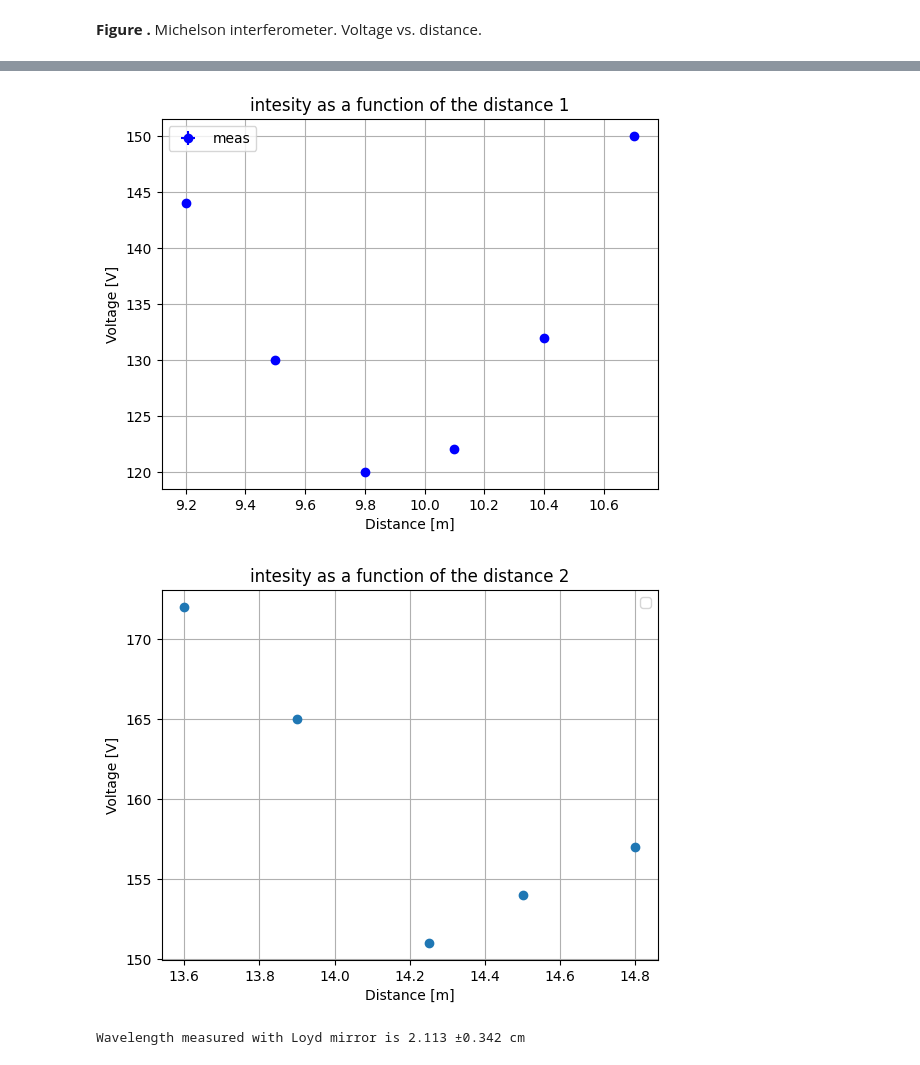
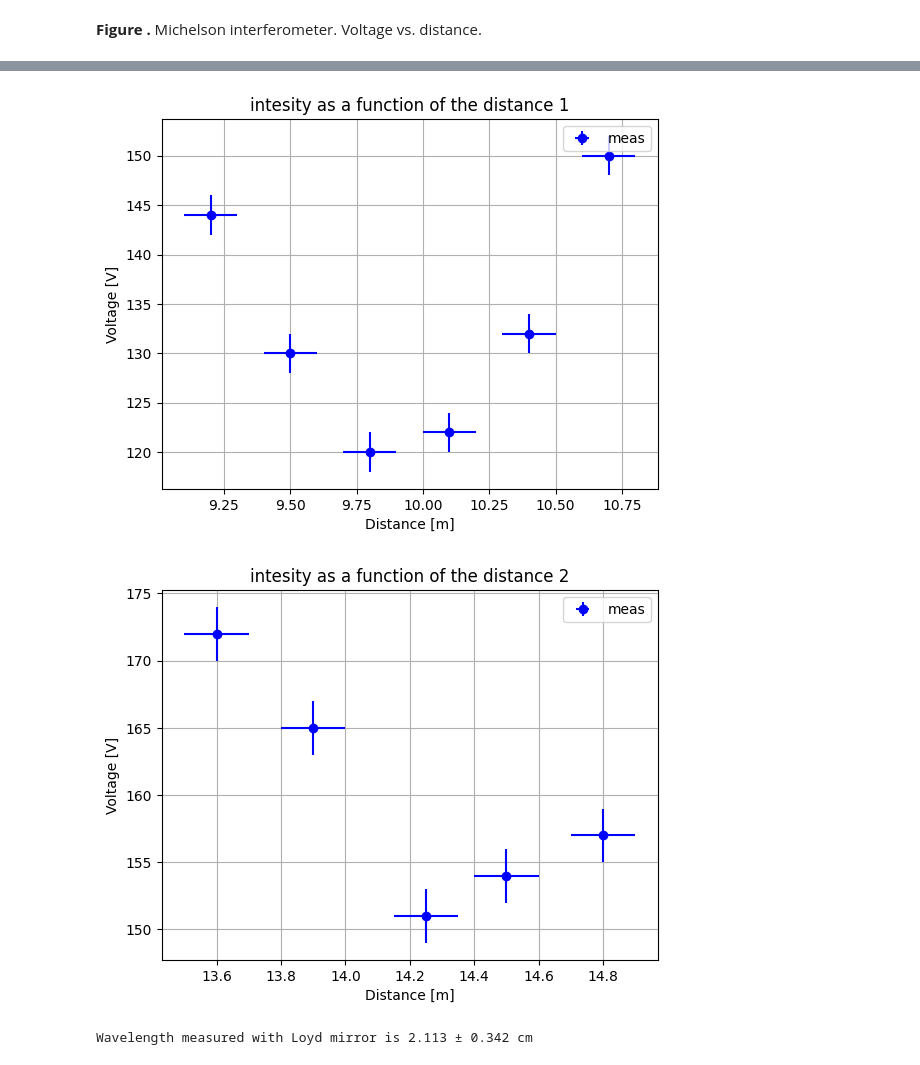
Before and after one commit to katzuv/studies, a Jupyter notebook: 2026W/Lab/06 Micro/Micro_b.ipynb, the cells around one changed output, grey strips where cells are left out. Drawn from its saved outputs; the diff is of its cells as text; code cells hidden in the pictures.

```diff
--- a/2026W/Lab/06 Micro/Micro_b.ipynb
+++ b/2026W/Lab/06 Micro/Micro_b.ipynb
@@ -339,36 +557,37 @@ h0 = 1.5
 h1 = (9.8-h0)*1e-2
 h2 = (14.25 -h0)*1e-2
 values_around_min1_dis = np.array([9.2, 9.5, 9.8, 10.1, 10.4, 10.7])  # +-0.005 meters
 values_around_min1_int = np.array([144 , 130 ,120 , 122, 132, 150])  # Volts
 values_around_min2_dis = np.array([13.6, 13.9, 14.25, 14.5, 14.8])
 values_around_min2_int = np.array([172, 165, 151, 154, 157])
-plt.errorbar(values_around_min1_dis, values_around_min1_int, xerr=0.005, yerr=0.005, fmt="bo", label="meas")
+plt.errorbar(values_around_min1_dis, values_around_min1_int, xerr=0.1, yerr=2, fmt="bo", label="meas")
 delta = h2 - h1
 
 plt.xlabel("Distance [m]")
 plt.ylabel("Voltage [V]")
 plt.title(label="intesity as a function of the distance 1")
 plt.legend()
 plt.grid()
 plt.show()
-plt.errorbar(values_around_min2_dis, values_around_min2_int, xerr=0.005, yerr=0.005, fmt="bo", label="meas")plt.xlabel("Distance [m]")
+plt.errorbar(values_around_min2_dis, values_around_min2_int, xerr=0.1, yerr=2, fmt="bo", label="meas")
+plt.xlabel("Distance [m]")
 plt.ylabel("Voltage [V]")
 plt.title(label="intesity as a function of the distance 2")
 plt.legend()
 plt.grid()
 plt.show()
 
 def lambda_func(h1,h2,AC):
     return ((4*h2**2+AC**2)**0.5 - (4*h1**2+AC**2)**0.5)
 lambda_L3 = ((4*h2**2+AC**2)**0.5 - (4*h1**2+AC**2)**0.5)*1e2
 lambda_L3_err = propagate_error(lambda_func, (h1,h2,AC), (5e-3, 5e-3, 1e-3))*1e2
 
 """
 AB_3 = (((AC / 2) ** 2) + (h_3 ** 2)) ** 0.5
 lambda_L3 = ((AC - 2 * AB_3) * 0.5) * -(10 ** 2)
 """
-print(f'Wavelength measured with Loyd mirror is {lambda_L3:.3f} ±{lambda_L3_err:.3f} cm')
+print(f'Wavelength measured with Loyd mirror is {lambda_L3:.3f} ± {lambda_L3_err:.3f} cm')
 # %% [output]
-[figure, old version]
+[figure, new version]
-[figure, old version]
+[figure, new version]
-Wavelength measured with Loyd mirror is 2.113 ±0.342 cm
+Wavelength measured with Loyd mirror is 2.113 ± 0.342 cm
```
Also changed, not shown: parts of 6 cells of this notebook.
